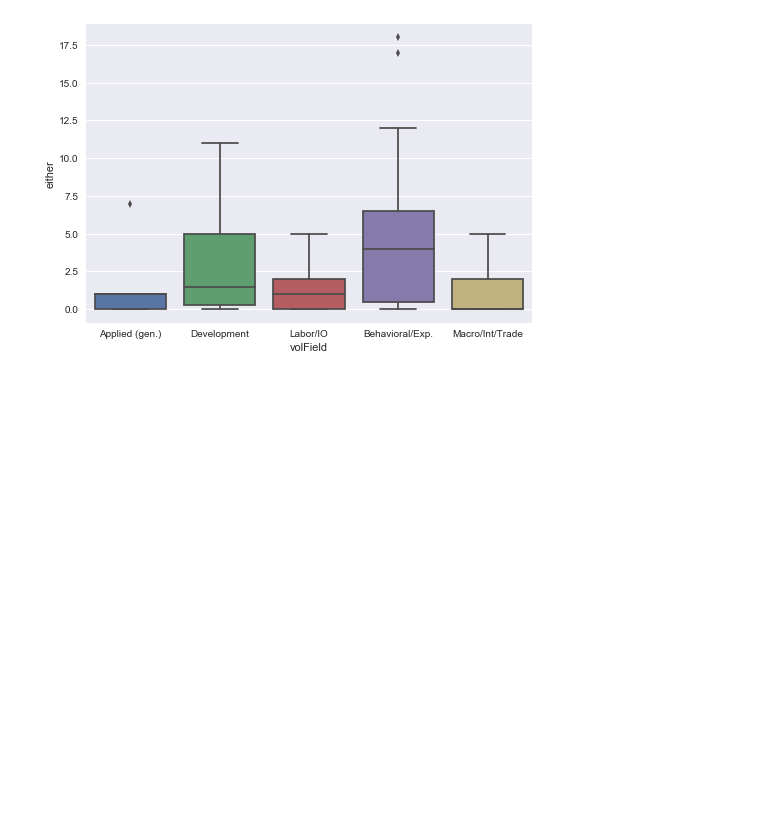
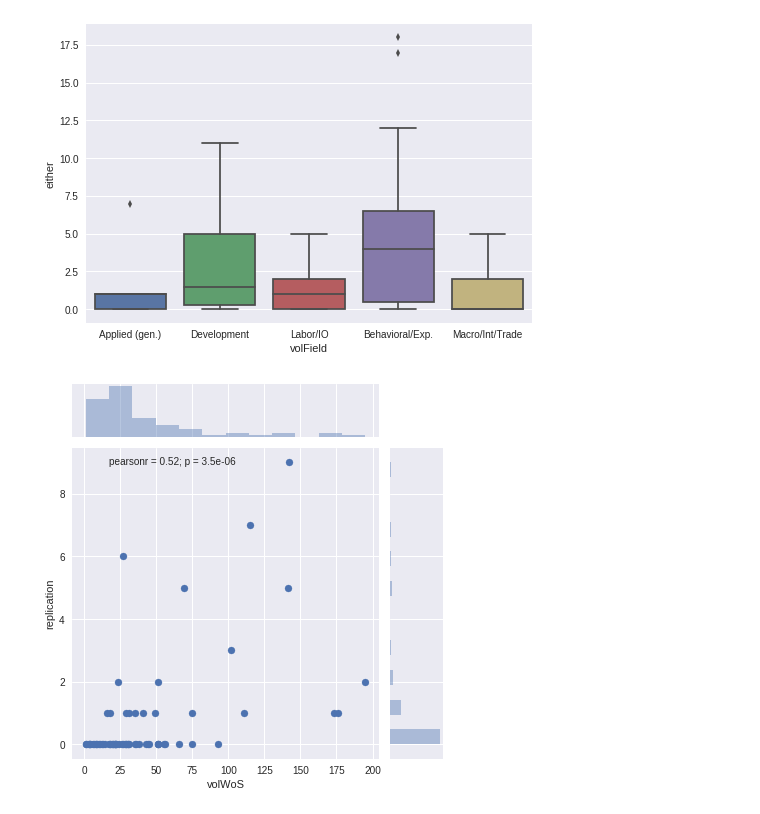
Before and after one commit to QuantEcon/phd_workshops, a Jupyter notebook: Natasha/intro-to-data-analysis-plotting.ipynb, the cells around one changed output. Drawn from its saved outputs; the diff is of its cells as text; code cells hidden in the pictures; blank space fills up the shorter version.

```diff
--- a/Natasha/intro-to-data-analysis-plotting.ipynb
+++ b/Natasha/intro-to-data-analysis-plotting.ipynb
@@ -734,6 +772,11 @@ sns.boxplot(x='volField', y='either', data=merged)
 plt.show()
 # %% [output]
 [figure]
+# %%
+sns.jointplot(x='volWoS', y='replication', data=merged)
+plt.show()
+# %% [output]
+[figure, added]
 # %%
 fig, axes = plt.subplots(nrows=1, ncols=3, figsize=(18, 5), sharey=True)
 
```
Also changed, not shown: parts of 27 cells of this notebook, 2 other files.
